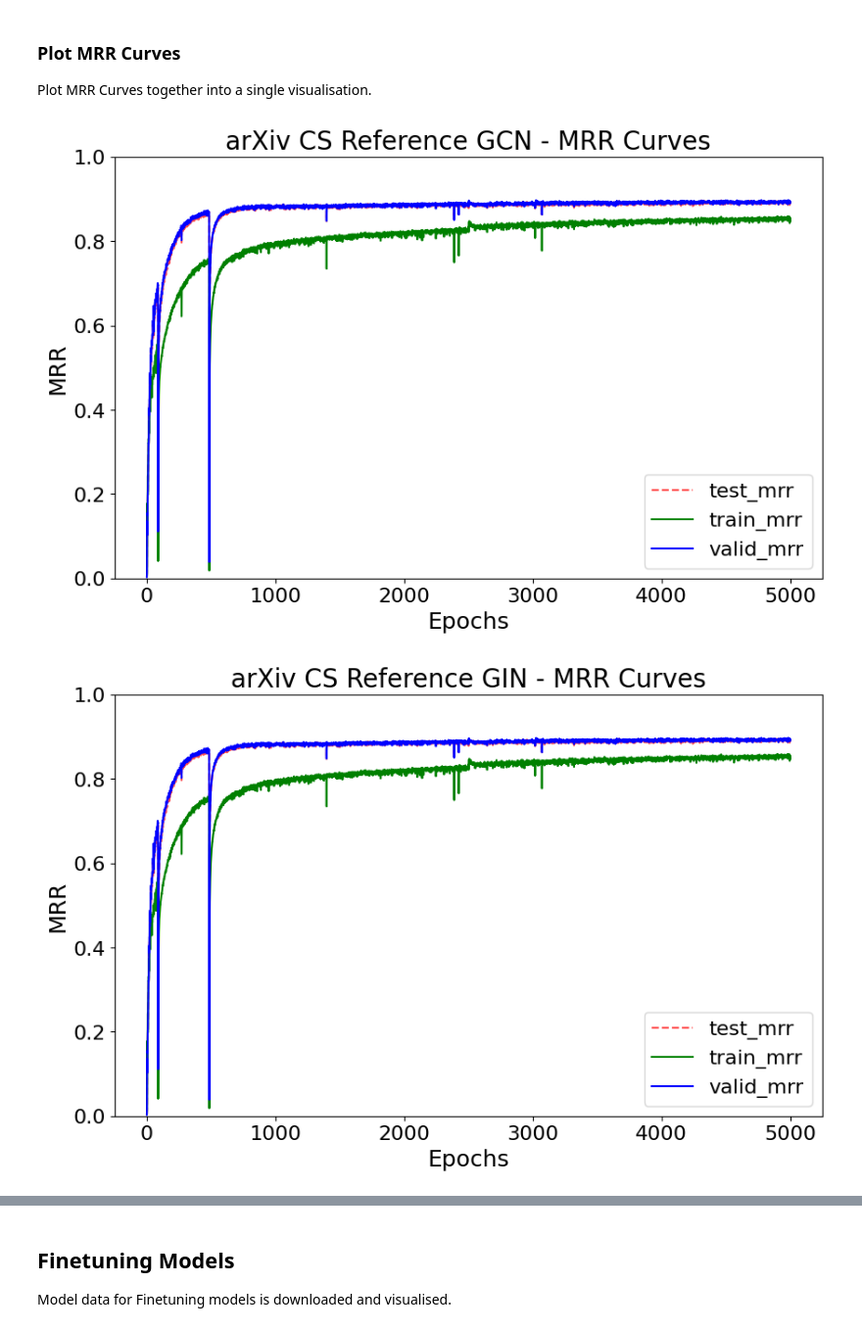
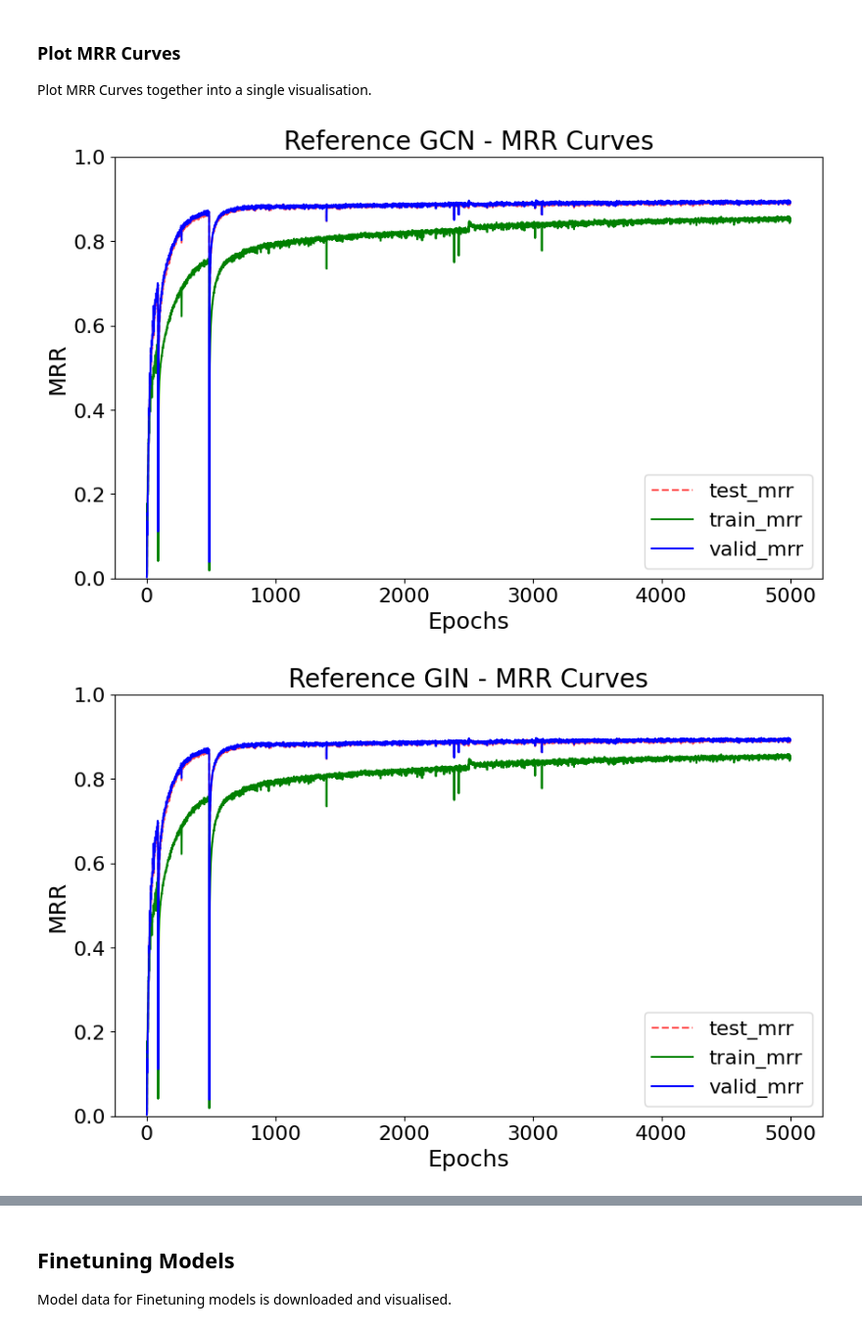
Before and after one commit to tmandelz/link-prediction-in-graphs, a Jupyter notebook: evaluation/5_visualise_results_training_curves_puplication.ipynb, the cells around one changed output, grey strips where cells are left out. Shown at 98% size. Drawn from its saved outputs; the diff is of its cells as text; code cells hidden in the pictures.

```diff
--- a/evaluation/5_visualise_results_training_curves_puplication.ipynb
+++ b/evaluation/5_visualise_results_training_curves_puplication.ipynb
@@ -225,11 +227,11 @@ Plot MRR Curves together into a single visualisation.
 # %%
 gcn_df['metricValue'] = gcn_df['metricValue'].astype(float)
 gin_df['metricValue'] = gin_df['metricValue'].astype(float)
 sage_df['metricValue'] = sage_df['metricValue'].astype(float)
 
-plot_training_curves(gin_df, "arXiv CS Reference GCN - MRR Curves")
-plot_training_curves(gin_df, "arXiv CS Reference GIN - MRR Curves")
-plot_training_curves(sage_df, "arXiv CS Reference SAGE - MRR Curves")
+plot_training_curves(gin_df, "Reference GCN - MRR Curves")
+plot_training_curves(gin_df, "Reference GIN - MRR Curves")
+plot_training_curves(sage_df, "Reference SAGE - MRR Curves")
 # %% [output]
-[figure, old version]
+[figure, new version]
-[figure, old version]
+[figure, new version]
```
Also changed, not shown: parts of 10 cells of this notebook.
